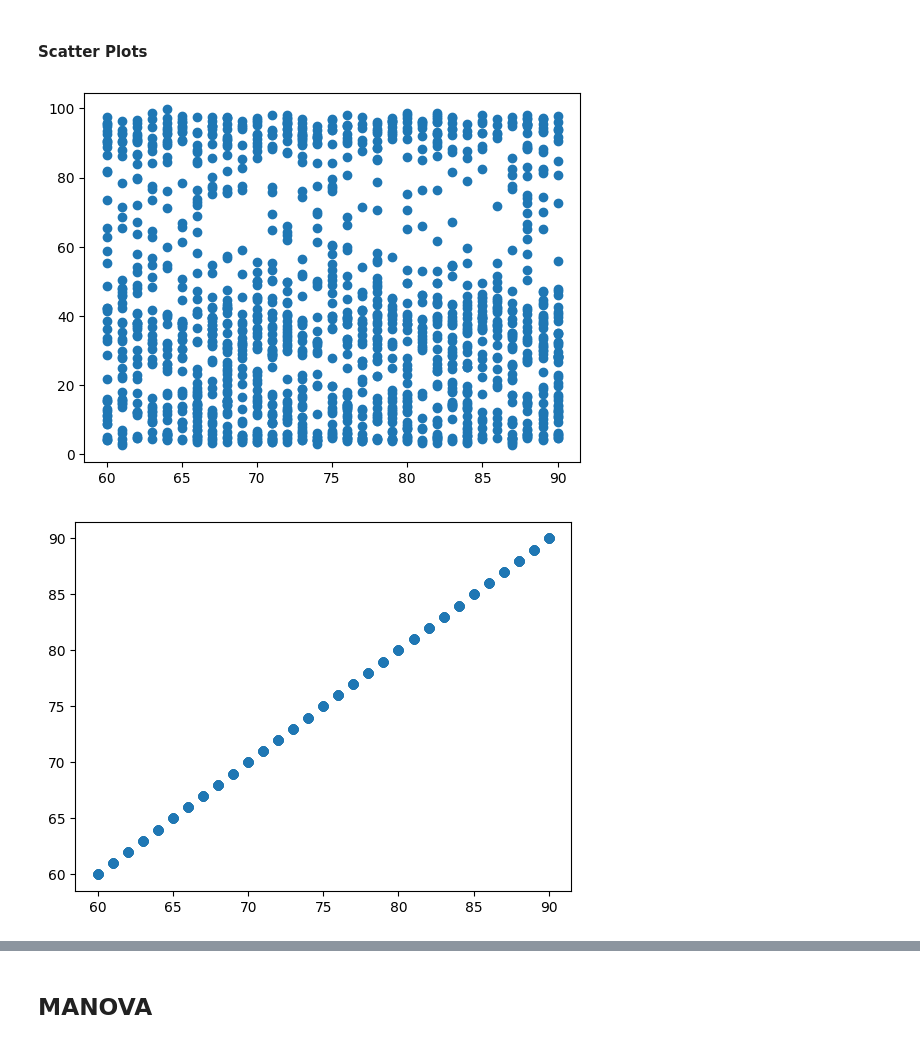
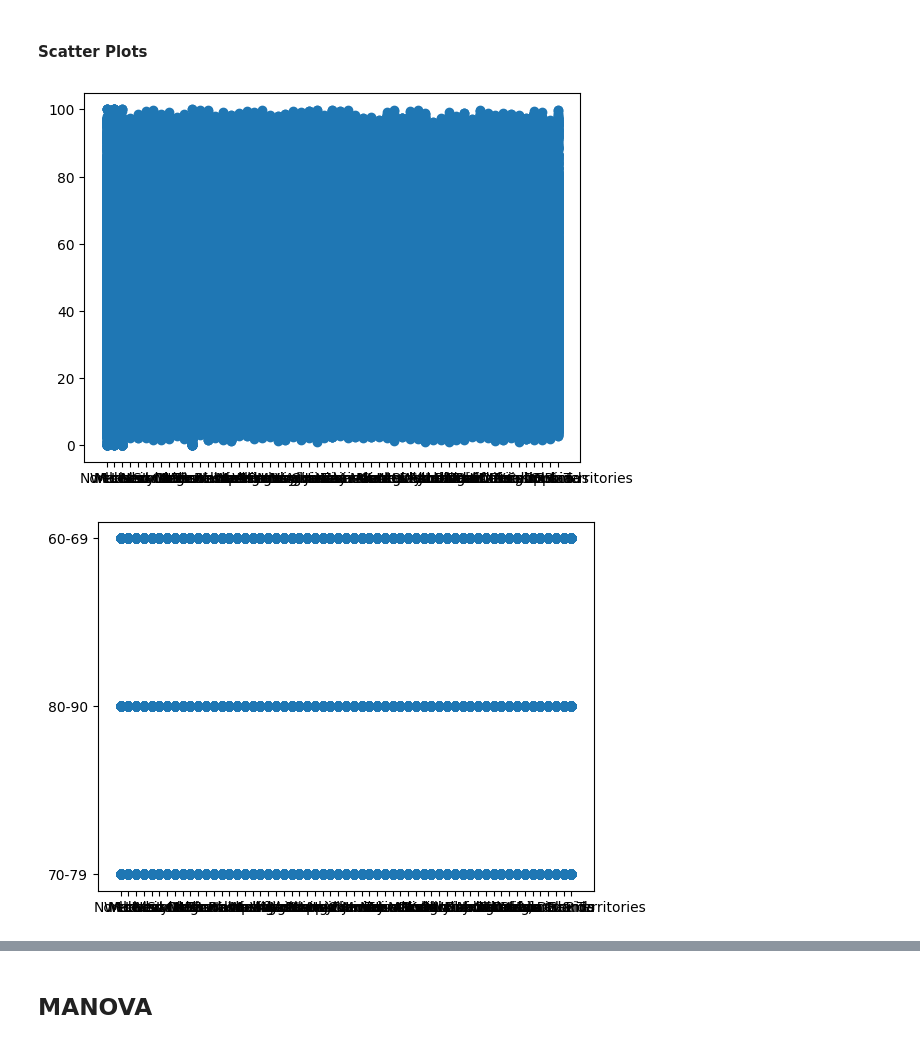
Before and after one commit to Bioestadistica-2025-2/Proyecto-Final, a Jupyter notebook: Proyecto_Final.ipynb, the cells around one changed output, grey strips where cells are left out. Cells and saved outputs as stored; diff of their text form; code cells hidden in the pictures.

```diff
--- a/Proyecto_Final.ipynb
+++ b/Proyecto_Final.ipynb
@@ -185,9 +189,9 @@ for col in columns_interes:
 #### Scatter Plots
 # %%
 for c in columns_interes:
-    num = df[["Age", c]].dropna()
+    num = df[["LocationDesc", c]].dropna()
 
     plt.scatter(num.iloc[:,0], num.iloc[:,1]); plt.show()
 # %% [output]
-[figure, old version]
+[figure, new version]
-[figure, old version]
+[figure, new version]
```
Also changed, not shown: parts of 11 cells of this notebook.
